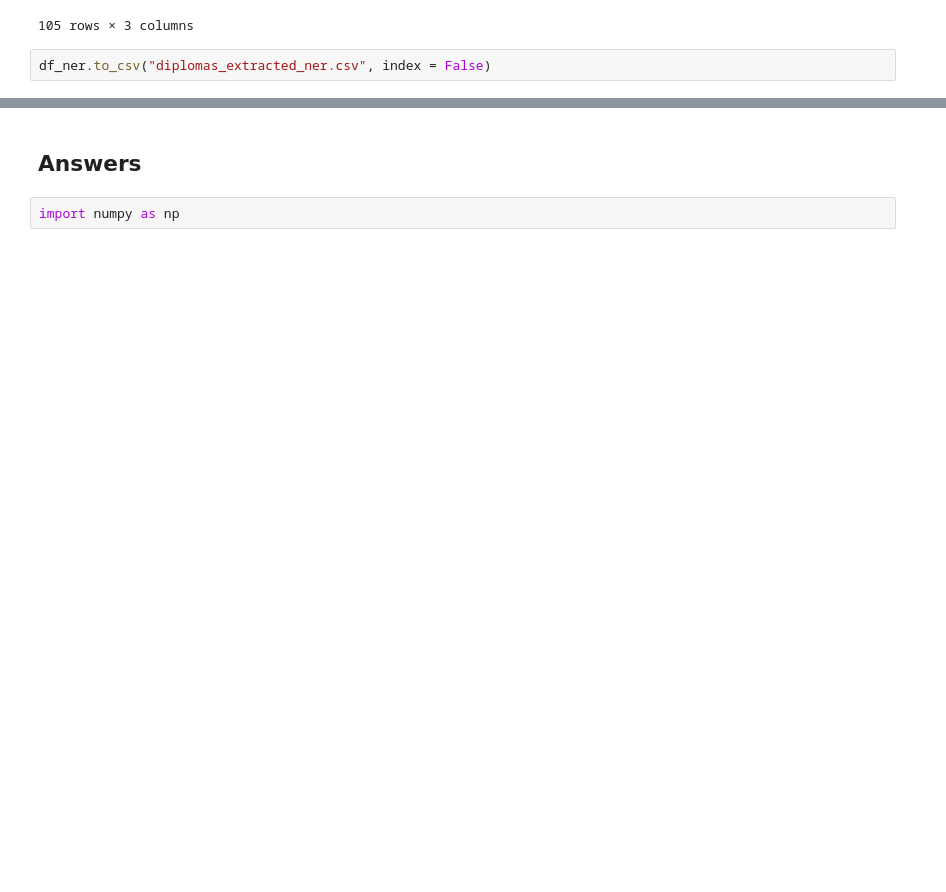
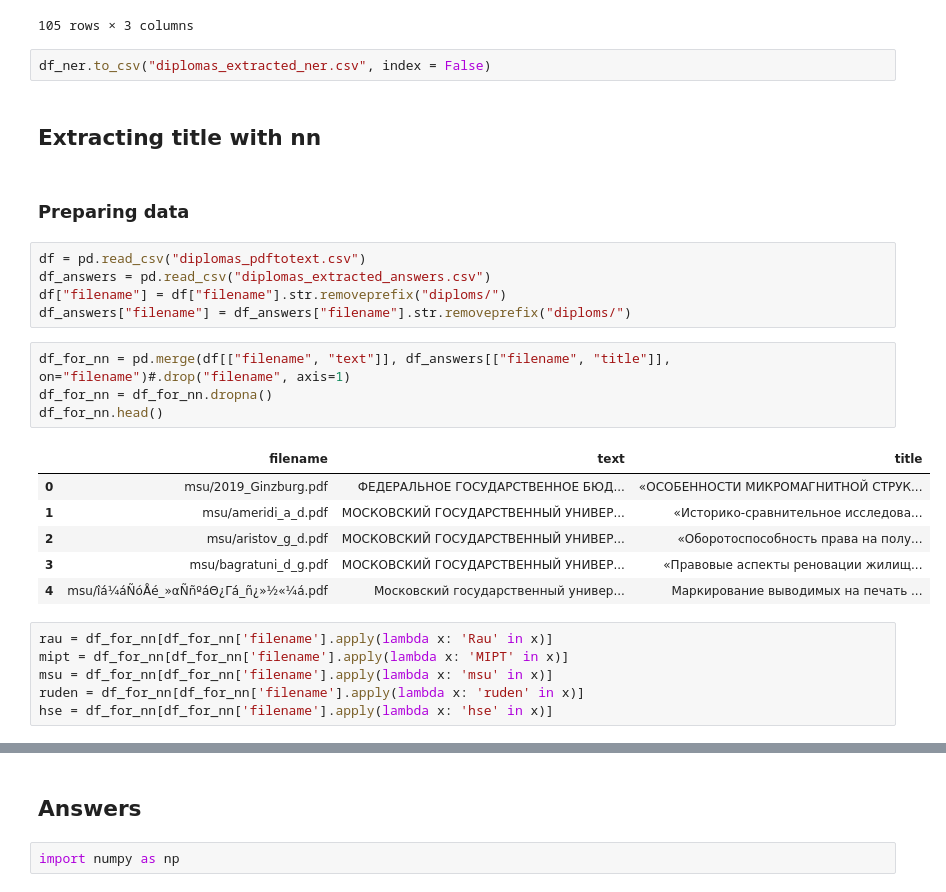
Before and after one commit to tatevik-t/lab, a Jupyter notebook: diploma_extraction/diplomas_extraction.ipynb, the cells around one changed output, grey strips where cells are left out. Saved outputs shown, nothing was run; the diff lists cells and outputs as text; blank space fills up the shorter version.

```diff
--- a/diploma_extraction/diplomas_extraction.ipynb
+++ b/diploma_extraction/diplomas_extraction.ipynb
@@ -296,3 +321,29 @@ df_ner
 105 rows × 3 columns
 # %%
 df_ner.to_csv("diplomas_extracted_ner.csv", index = False)
+# %% [markdown]
+## Extracting title with nn
+# %% [markdown]
+### Preparing data
+# %%
+df = pd.read_csv("diplomas_pdftotext.csv")
+df_answers = pd.read_csv("diplomas_extracted_answers.csv")
+df["filename"] = df["filename"].str.removeprefix("diploms/")
+df_answers["filename"] = df_answers["filename"].str.removeprefix("diploms/")
+# %%
+df_for_nn = pd.merge(df[["filename", "text"]], df_answers[["filename", "title"]], on="filename")#.drop("filename", axis=1)
+df_for_nn = df_for_nn.dropna()
+df_for_nn.head()
+# %% [output]
+|  | filename | text | title |
+| 0 | msu/2019_Ginzburg.pdf | ФЕДЕРАЛЬНОЕ ГОСУДАРСТВЕННОЕ БЮД... | «ОСОБЕННОСТИ МИКРОМАГНИТНОЙ СТРУК... |
+| 1 | msu/ameridi_a_d.pdf | МОСКОВСКИЙ ГОСУДАРСТВЕННЫЙ УНИВЕР... | «Историко-сравнительное исследова... |
+| 2 | msu/aristov_g_d.pdf | МОСКОВСКИЙ ГОСУДАРСТВЕННЫЙ УНИВЕР... | «Оборотоспособность права на полу... |
+| 3 | msu/bagratuni_d_g.pdf | МОСКОВСКИЙ ГОСУДАРСТВЕННЫЙ УНИВЕР... | «Правовые аспекты реновации жилищ... |
+| 4 | msu/îá¼áÑóÅé_»αÑñºáΘ¿Γá_ñ¿»½«¼á.pdf | Московский государственный универ... | Маркирование выводимых на печать ... |
+# %%
+rau = df_for_nn[df_for_nn['filename'].apply(lambda x: 'Rau' in x)]
+mipt = df_for_nn[df_for_nn['filename'].apply(lambda x: 'MIPT' in x)]
+msu = df_for_nn[df_for_nn['filename'].apply(lambda x: 'msu' in x)]
+ruden = df_for_nn[df_for_nn['filename'].apply(lambda x: 'ruden' in x)]
+hse = df_for_nn[df_for_nn['filename'].apply(lambda x: 'hse' in x)]
```
Also changed, not shown: parts of 35 cells of this notebook.
